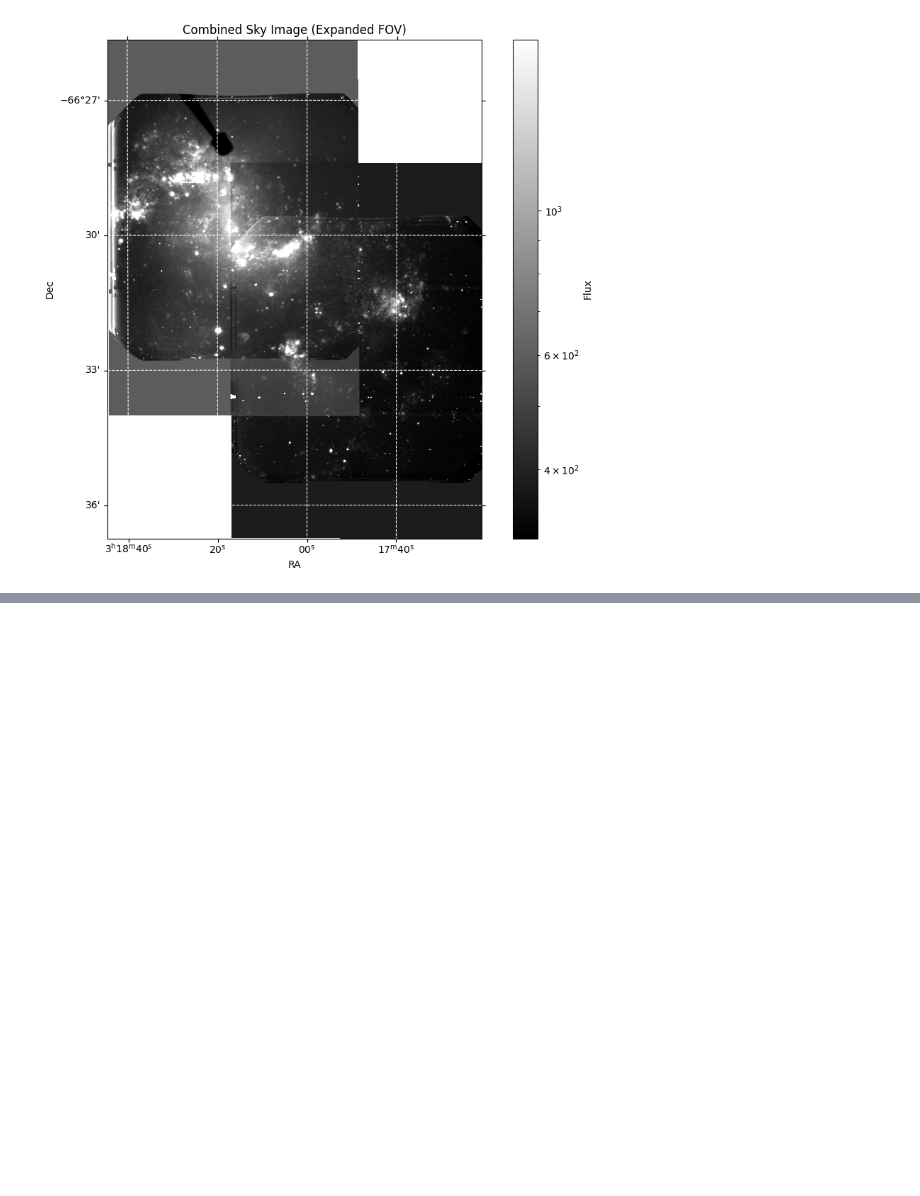
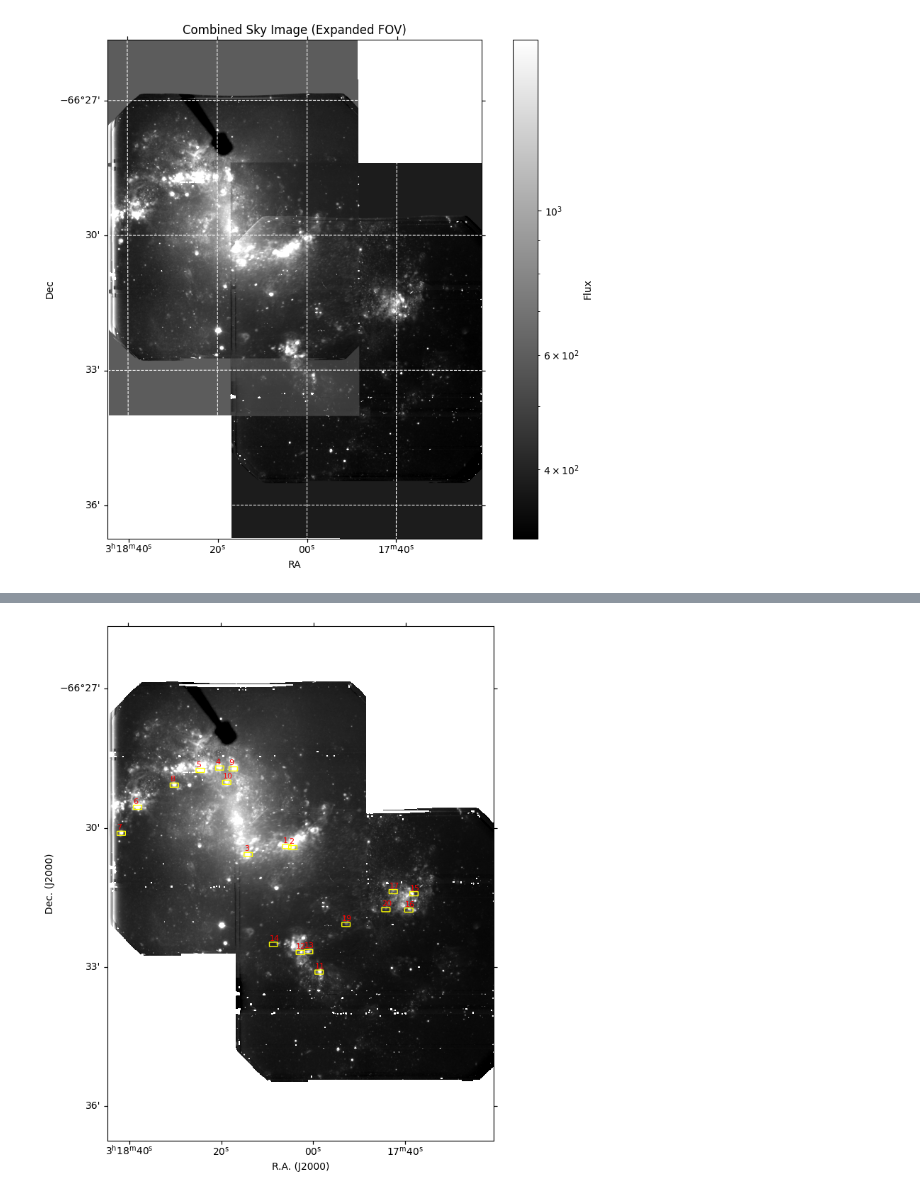
Before and after one commit to blnblnbln/amiwitas, a Jupyter notebook: new_test_nico.ipynb, the cells around one changed output, grey strips where cells are left out. Saved outputs shown, nothing was run; the diff lists cells and outputs as text; code cells hidden in the pictures; blank space fills up the shorter version.

Commit message:
code oficial con img oficial slits y centro

```diff
--- a/new_test_nico.ipynb
+++ b/new_test_nico.ipynb
@@ -100,0 +102,77 @@ WARNING: FITSFixedWarning: 'datfix' made the change 'Set DATE-OBS to '2019-07-30
+# %%
+from astropy.io import fits
+from astropy.wcs import WCS
+from reproject import reproject_interp
+from reproject.mosaicking import find_optimal_celestial_wcs
+import matplotlib.pyplot as plt
+from matplotlib.colors import LogNorm
+from matplotlib.patches import Rectangle
+import numpy as np
+import pandas as pd
+
+# --- Parámetros de las regiones ---
+regions_file = '../../TESIS/analysis_gmos/output_scarano.csv'  # CSV con columnas: ID, RA, DEC
+width_deg  = 0.0075  # Ancho del rectángulo en grados (ajusta a tus slits)
+height_deg = 0.0015  # Alto del rectángulo en grados
+# -----------------------------------
+
+# Carga de datos FITS
+hdul1 = fits.open('../mrgS20190730S0157_add.fits')
+data1 = hdul1['SCI'].data
+wcs1  = WCS(hdul1['SCI'].header)
+
+hdul2 = fits.open('../mrgS20190730S0160_add.fits')
+data2 = hdul2['SCI'].data
+wcs2  = WCS(hdul2['SCI'].header)
+
+# Enmascarar valores concretos
+data1 = np.where(data1 == 593.67285, np.nan, data1)
+data2 = np.where(data2 == 380.0607, np.nan, data2)
+
+# WCS y forma común
+new_wcs, new_shape = find_optimal_celestial_wcs([(data1, wcs1), (data2, wcs2)])
+
+# Reproyección
+reproj1, _ = reproject_interp((data1, wcs1), new_wcs, shape_out=new_shape)
+reproj2, _ = reproject_interp((data2, wcs2), new_wcs, shape_out=new_shape)
+
+# Combinación
+combined = np.nanmean(np.array([reproj1, reproj2]), axis=0)
+combined = np.where(combined > 0, combined, np.nan)
+
+# Leer regiones desde CSV
+df_reg = pd.read_csv(regions_file)  # espera columnas ID, RA, DEC
+
+# Plot
+fig = plt.figure(figsize=(10, 8))
+ax  = fig.add_subplot(111, projection=new_wcs)
+
+norm = LogNorm(vmin=np.nanpercentile(combined, 1),
+               vmax=np.nanpercentile(combined, 99))
+ax.imshow(combined, origin='lower', cmap='gray', norm=norm)
+
+ax.set_xlabel('R.A. (J2000)')
+ax.set_ylabel('Dec. (J2000)')
+
+# Añadir cada slit como rectángulo y su ID
+for _, row in df_reg.iterrows():
+    ra, dec = row['RA'], row['DEC']
+    # Rectángulo en coordenadas de cielo
+    rect = Rectangle(
+        (ra - width_deg/2, dec - height_deg/2),
+        width_deg, height_deg,
+        edgecolor='yellow', facecolor='none', lw=1.0,
+        transform=ax.get_transform('world')
+    )
+    ax.add_patch(rect)
+    # Texto al lado
+    ax.text(
+        ra + width_deg/2, dec + height_deg/2, str(row['ID']),
+        color='red', fontsize=8,
+        transform=ax.get_transform('world'),
+        va='bottom', ha='left'
+    )
+#plt.ylim(-66.45, -66.60)
+plt.tight_layout()
+plt.show()
+# %% [output]
@@ -100,0 +183 @@ WARNING: FITSFixedWarning: 'datfix' made the change 'Set DATE-OBS to '2019-07-30
+[figure, added]
```
Also changed, not shown: parts of 3 cells of this notebook.
